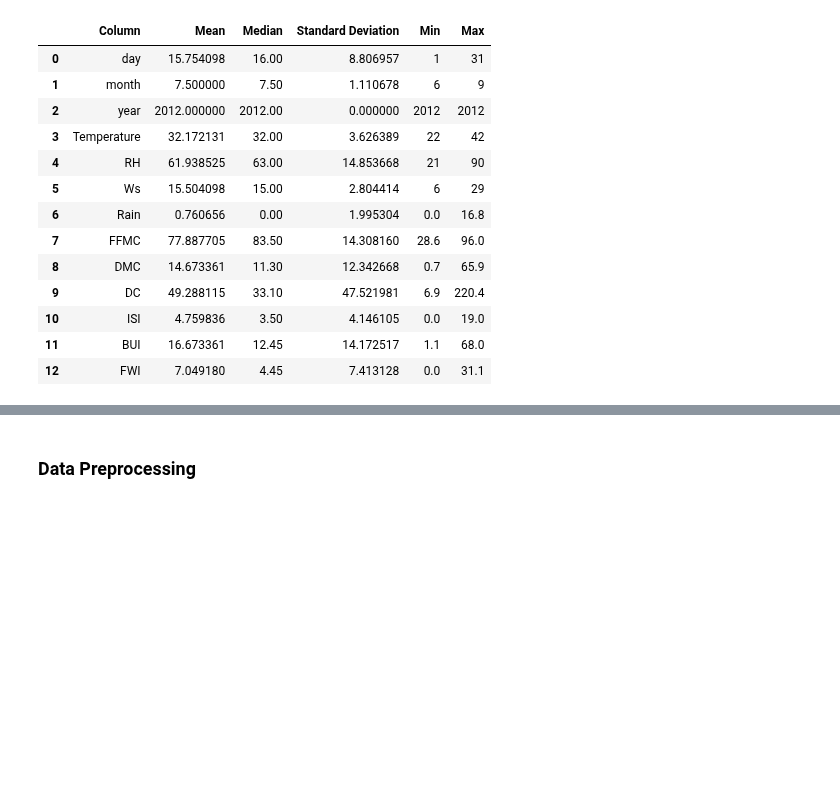
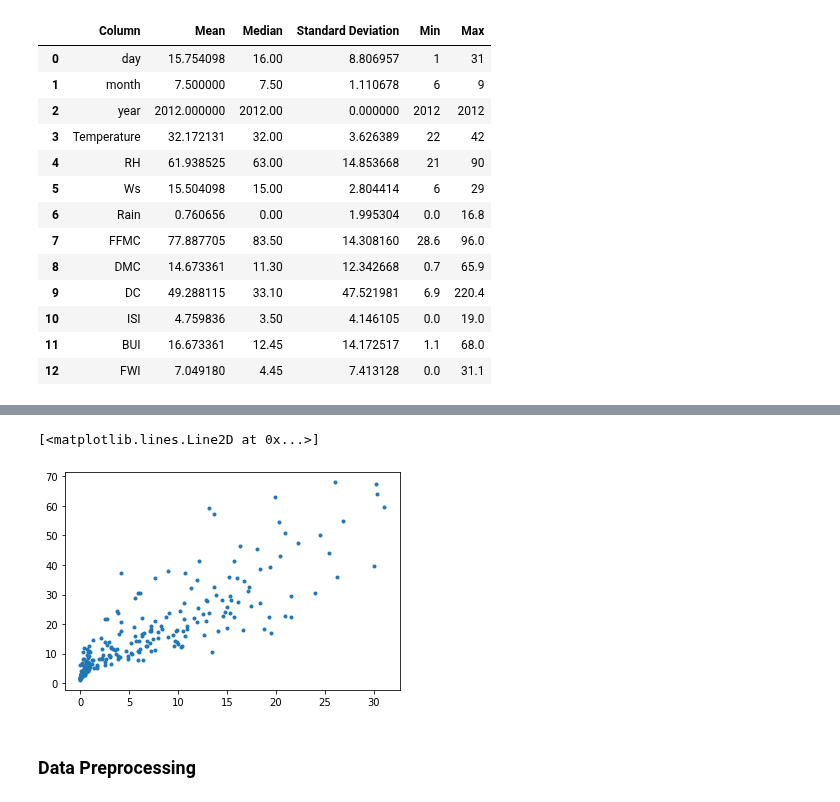
Before and after one commit to dougbrn/Towson, a Jupyter notebook: COSC757/assignment1/hw1.ipynb, the cells around one changed output, grey strips where cells are left out. Drawn from its saved outputs; the diff is of its cells as text; code cells hidden in the pictures; blank space fills up the shorter version.

```diff
--- a/COSC757/assignment1/hw1.ipynb
+++ b/COSC757/assignment1/hw1.ipynb
@@ -89,2 +149,7 @@ Categories (2, object): ['fire', 'not fire']
+# %%
+plt.plot(fire_df['FWI'],fire_df['BUI'],'.')
+# %% [output]
+[<matplotlib.lines.Line2D at 0x...>]
+[figure, added]
 # %% [markdown]
 ### Data Preprocessing
```
Also changed, not shown: parts of 7 cells of this notebook.
